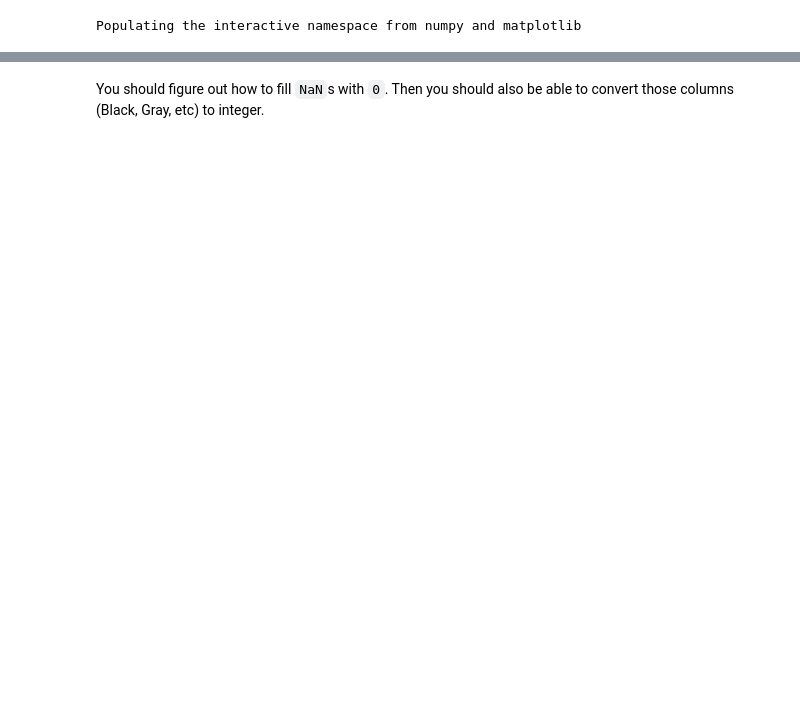
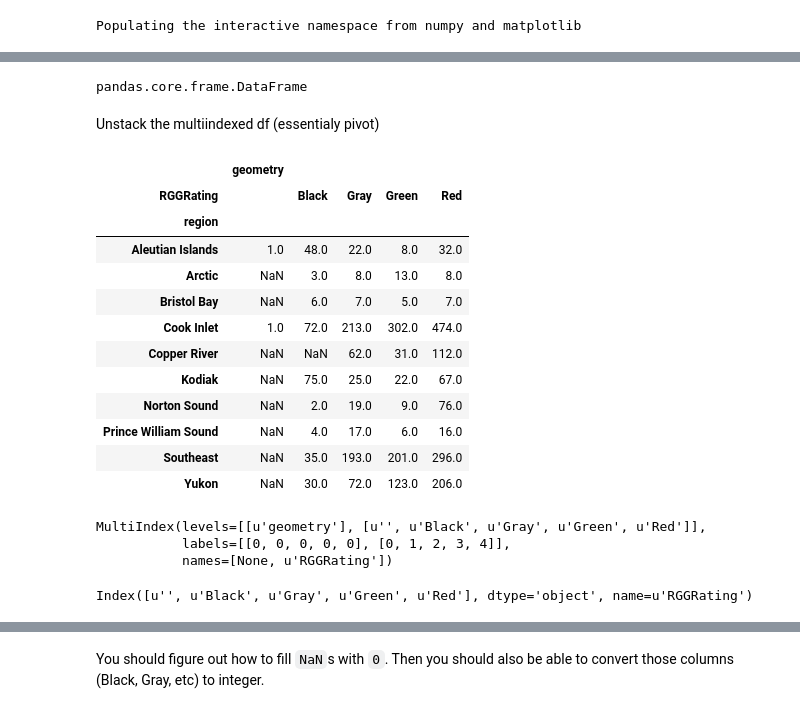
Before and after one commit to mariejohnson/spatial_analysis, a Jupyter notebook: RGG.ipynb, the cells around one changed output, grey strips where cells are left out. Cells and saved outputs as stored; diff of their text form; code cells hidden in the pictures; blank space fills up the shorter version.

```diff
--- a/RGG.ipynb
+++ b/RGG.ipynb
@@ -29,2 +28,2 @@ Name: RGGRating, dtype: object
 # %%
-fp2 = fp[['geometry', 'RGGRating']]
+fp_impact = fp[['geometry', 'RGGRating']]
@@ -31,4 +43,4 @@ fp2 = fp[['geometry', 'RGGRating']]
 # %%
 %%time
-reg_rgg = gpd.sjoin(fp2, regions, op='within').drop('index_right', axis='columns')
+reg_rgg = gpd.sjoin(fp_impact, regions, op='within').drop('index_right', axis='columns')
 # %% [output]
@@ -61,2 +74,2 @@ reg_rgg.head()
 # %%
-foo = reg_rgg.drop('region_id', axis='columns').groupby(['region','RGGRating'])
+gp_reg_rgg = reg_rgg.drop('region_id', axis='columns').groupby(['region','RGGRating'])
@@ -62,0 +82,3 @@ foo = reg_rgg.drop('region_id', axis='columns').groupby(['region','RGGRating'])
+# %%
+ct_reg_rgg = gp_reg_rgg.count()
+ct_reg_rgg.head()
@@ -62,0 +93,34 @@ foo = reg_rgg.drop('region_id', axis='columns').groupby(['region','RGGRating'])
+# %%
+type(ct_reg_rgg)
+# %% [output]
+pandas.core.frame.DataFrame
+# %% [markdown]
+Unstack the multiindexed df (essentialy pivot)
+# %%
+blah = ct_reg_rgg.unstack('RGGRating')
+blah
+# %% [output]
+|  | geometry |  |  |  |  |
+| RGGRating |  | Black | Gray | Green | Red |
+| region |  |  |  |  |  |
+| Aleutian Islands | 1.0 | 48.0 | 22.0 | 8.0 | 32.0 |
+| Arctic | NaN | 3.0 | 8.0 | 13.0 | 8.0 |
+| Bristol Bay | NaN | 6.0 | 7.0 | 5.0 | 7.0 |
+| Cook Inlet | 1.0 | 72.0 | 213.0 | 302.0 | 474.0 |
+| Copper River | NaN | NaN | 62.0 | 31.0 | 112.0 |
+| Kodiak | NaN | 75.0 | 25.0 | 22.0 | 67.0 |
+| Norton Sound | NaN | 2.0 | 19.0 | 9.0 | 76.0 |
+| Prince William Sound | NaN | 4.0 | 17.0 | 6.0 | 16.0 |
+| Southeast | NaN | 35.0 | 193.0 | 201.0 | 296.0 |
+| Yukon | NaN | 30.0 | 72.0 | 123.0 | 206.0 |
+# %%
+a = blah.columns
+a
+# %% [output]
+MultiIndex(levels=[[u'geometry'], [u'', u'Black', u'Gray', u'Green', u'Red']],
+           labels=[[0, 0, 0, 0, 0], [0, 1, 2, 3, 4]],
+           names=[None, u'RGGRating'])
+# %%
+a.get_level_values(1)
+# %% [output]
+Index([u'', u'Black', u'Gray', u'Green', u'Red'], dtype='object', name=u'RGGRating')
```
Also changed, not shown: parts of 18 cells of this notebook.
